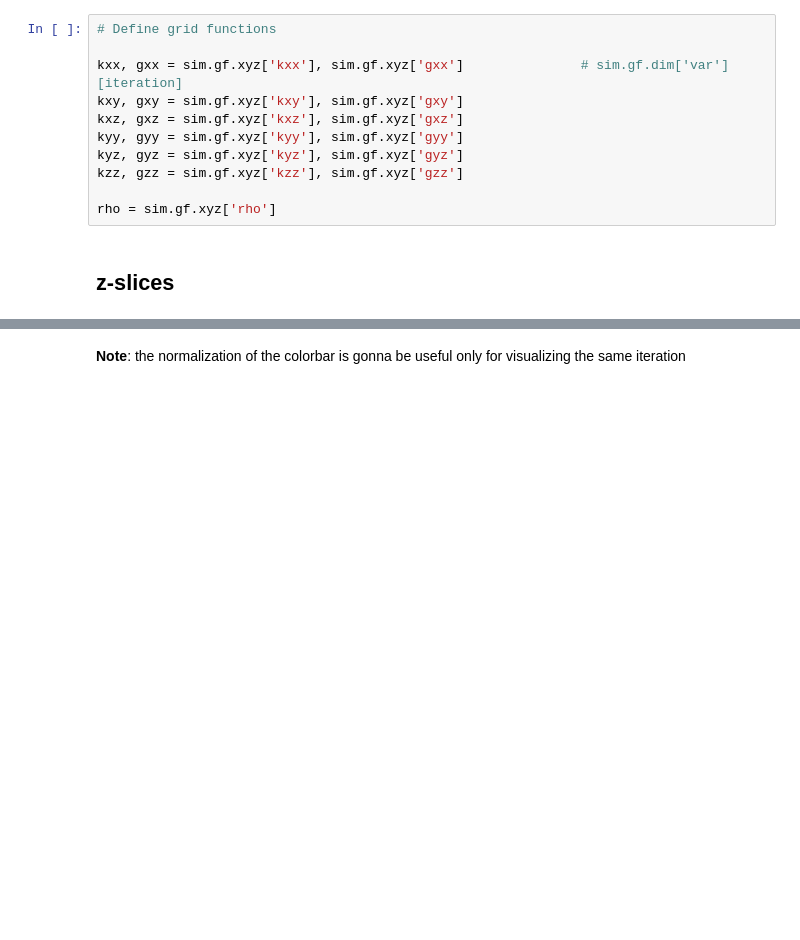
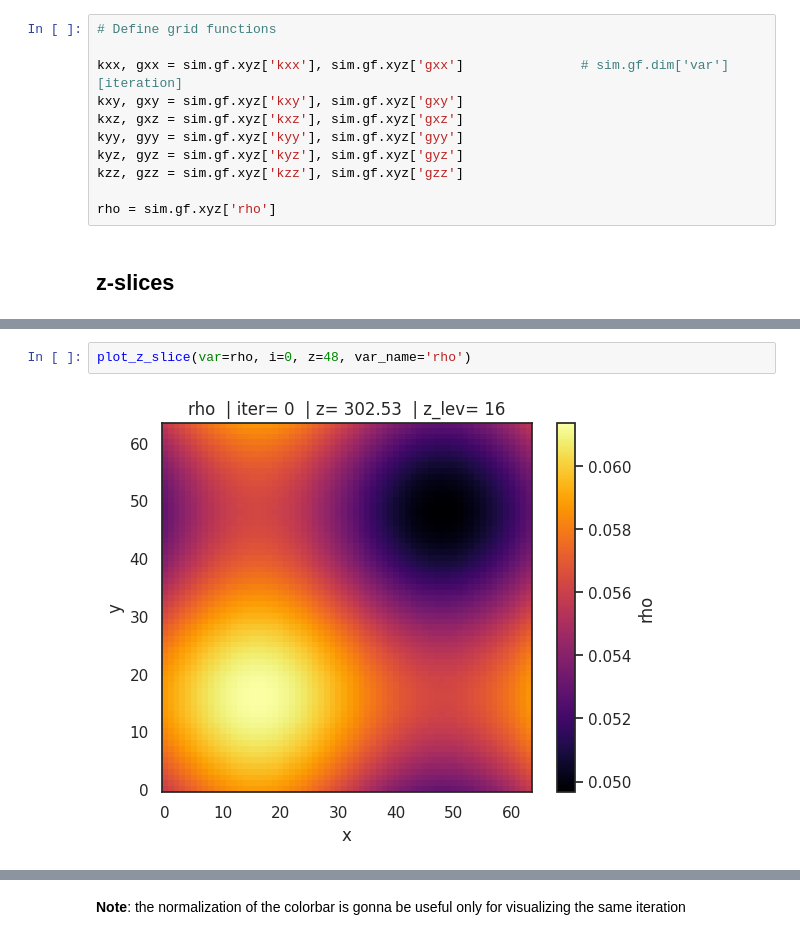
Before and after one commit to Lopez-504/kuibitPost-processing, a Jupyter notebook: kuibit_Postprocessing.ipynb, the cells around one changed output, grey strips where cells are left out. Drawn from its saved outputs; the diff is of its cells as text; blank space fills up the shorter version.

```diff
--- a/kuibit_Postprocessing.ipynb
+++ b/kuibit_Postprocessing.ipynb
@@ -300,3 +327,7 @@ plot_z_slice(var=rho, i=1400, z=15, var_name='rho')
+# %%
+plot_z_slice(var=rho, i=0, z=48, var_name='rho')
+# %% [output]
+[figure, added]
 # %%
 # Fix z_level, different iterations
 
```
Also changed, not shown: parts of 17 cells of this notebook, 2 other files.
